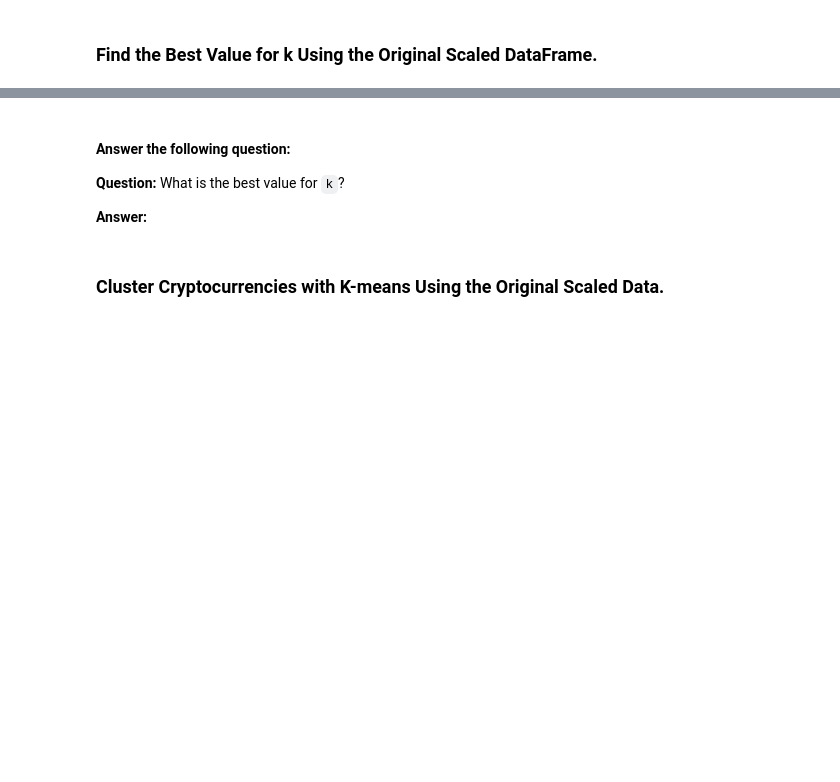
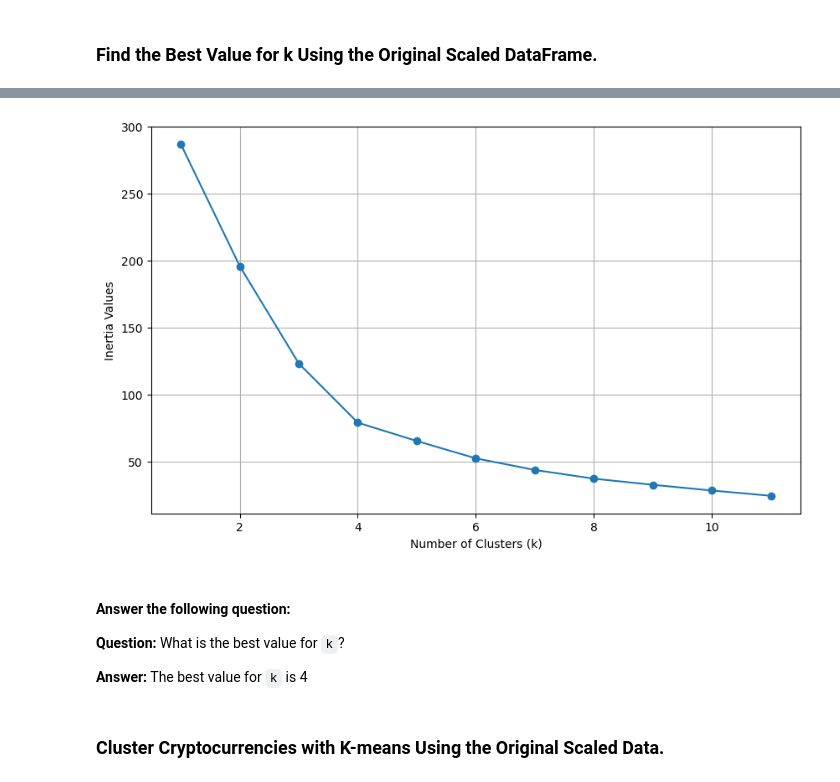
Before and after one commit to jdanielle12/CryptoClustering, a Jupyter notebook: Crypto_Clustering.ipynb, the cells around one changed output, grey strips where cells are left out. Cells and saved outputs as stored; diff of their text form; code cells hidden in the pictures; blank space fills up the shorter version.

```diff
--- a/Crypto_Clustering.ipynb
+++ b/Crypto_Clustering.ipynb
@@ -68,22 +69,32 @@ display(scaled_df.head())
 # %%
 # Create a list with the number of k-values to try
 # Use a range from 1 to 11
-
+k_values = list(range(1, 12))
 
 # Create an empty list to store the inertia values
-
+inertia_values = []
 
 # Create a for loop to compute the inertia with each possible value of k
 # Inside the loop:
 # 1. Create a KMeans model using the loop counter for the n_clusters
 # 2. Fit the model to the data using the scaled DataFrame
 # 3. Append the model.inertia_ to the inertia list
+for k in k_values:
+    kmeans = KMeans(n_clusters=k, n_init=10)
+
+    kmeans.fit(scaled_df)
+
+    inertia_values.append(kmeans.inertia_)
 
 
 # Create a dictionary with the data to plot the Elbow curve
-
+elbow_data = {
+    'k': k_values,
+    'inertia': inertia_values
+}
 
 # Create a DataFrame with the data to plot the Elbow curve
-
+elbow_df = pd.DataFrame(elbow_data)
 
 # Display the DataFrame
+display(elbow_df)
@@ -90,11 +114,19 @@ display(scaled_df.head())
 # %%
 # Plot a line chart with all the inertia values computed with
 # the different values of k to visually identify the optimal value for k.
+plt.figure(figsize=(10, 6))
+plt.plot(elbow_data['k'], elbow_data['inertia'], marker='o', linestyle='-')
+plt.xlabel('Number of Clusters (k)')
+plt.ylabel('Inertia Values')
+plt.grid(True)
+plt.show()
+# %% [output]
+[figure, added]
 # %% [markdown]
 #### Answer the following question:
 **Question:** What is the best value for `k`?
 
-**Answer:**
+**Answer:** The best value for `k` is 4
 # %% [markdown]
 ### Cluster Cryptocurrencies with K-means Using the Original Scaled Data.
 # %%
```
Also changed, not shown: parts of 2 cells of this notebook.
